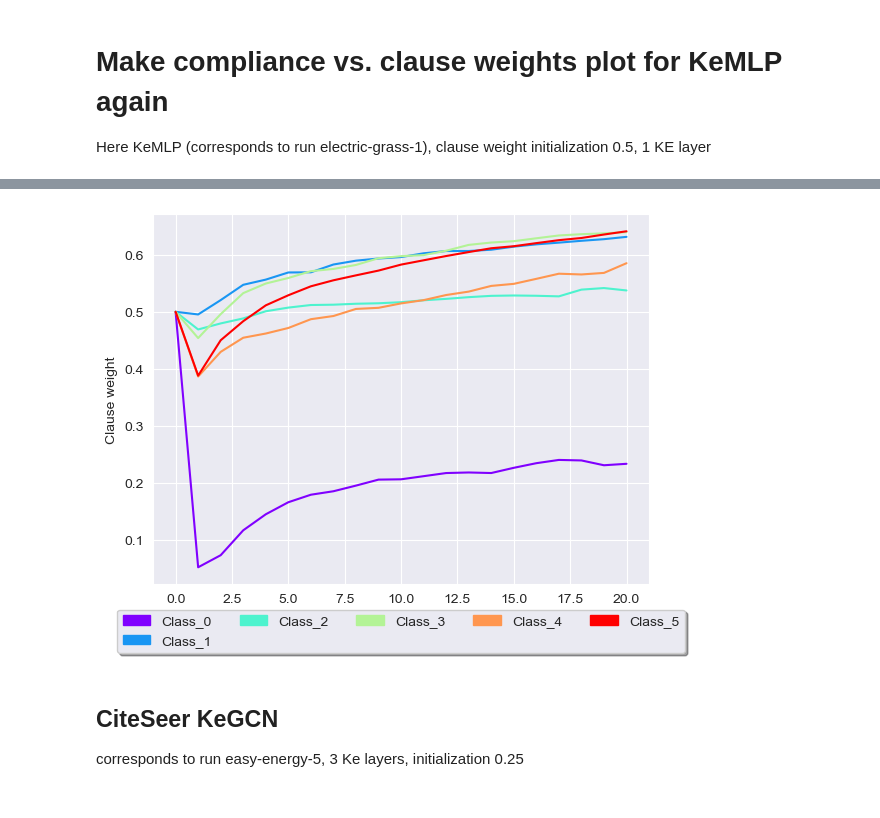
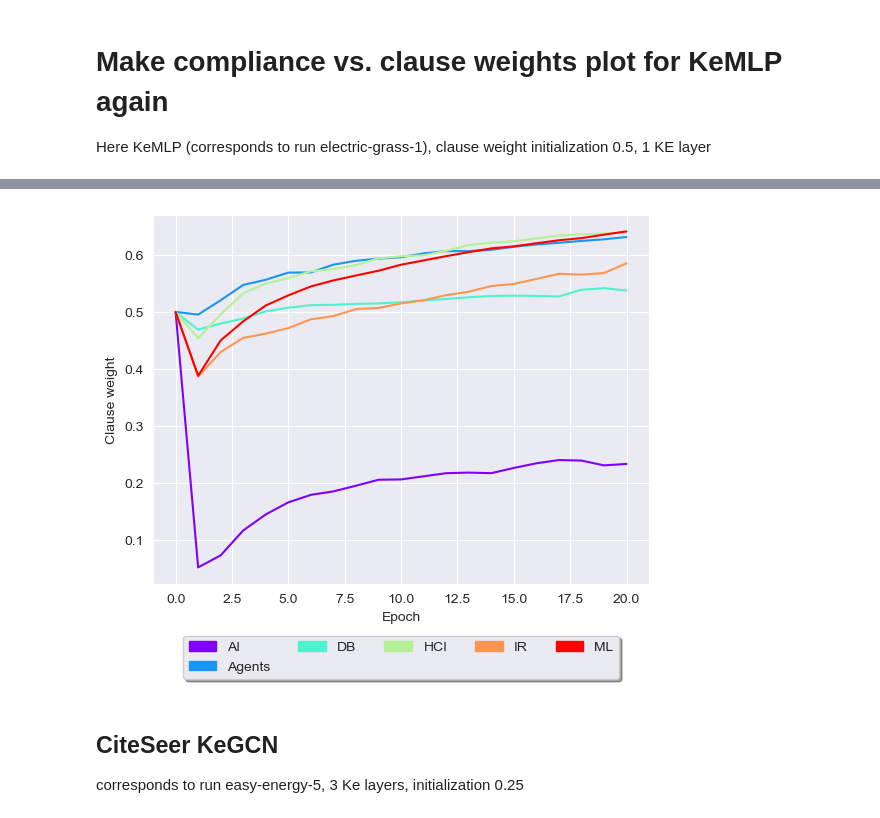
Before and after one commit to LuisaWerner/kegnn, a Jupyter notebook: notebooks/clause_weights_analysis.ipynb, the cells around one changed output, grey strips where cells are left out. Cells and saved outputs as stored; diff of their text form; code cells hidden in the pictures.

```diff
--- a/notebooks/clause_weights_analysis.ipynb
+++ b/notebooks/clause_weights_analysis.ipynb
@@ -1019,19 +1017,20 @@ KeyboardInterrupt:
 # %%
 run = 9
 # 4
 patches = []
+classes_citeSeer=['AI', 'Agents', 'DB', 'HCI', 'IR', 'ML']
 for k, j in enumerate(['0', '1', '2', '3', '4', '5']):
-    patches.append(mpatches.Patch(color=color[k], label='Class_'+j))
+    patches.append(mpatches.Patch(color=color[k], label=classes_citeSeer[k]))
     _list = citeseer_keMLP[run][0][j]
     plt.plot(_list, color=color[k])
-plt.legend(handles=patches, loc='upper center', bbox_to_anchor=(0.5, -0.05),
+plt.legend(handles=patches, loc='upper center', bbox_to_anchor=(0.5, -0.12),
            fancybox=True, shadow=True, ncol=5)
 plt.ylabel('Clause weight')
 plt.xlabel('Epoch')
 plt.savefig('figures/CiteSeer_KeMLP_cw_evolution.pdf', format='pdf', bbox_inches = 'tight')
 plt.show()
 # %% [output]
-[figure, old version]
+[figure, new version]
 # %% [markdown]
 ## CiteSeer KeGCN
 corresponds to run easy-energy-5, 3 Ke layers, initialization 0.25
```
Also changed, not shown: parts of 9 cells of this notebook, 1 other file.
